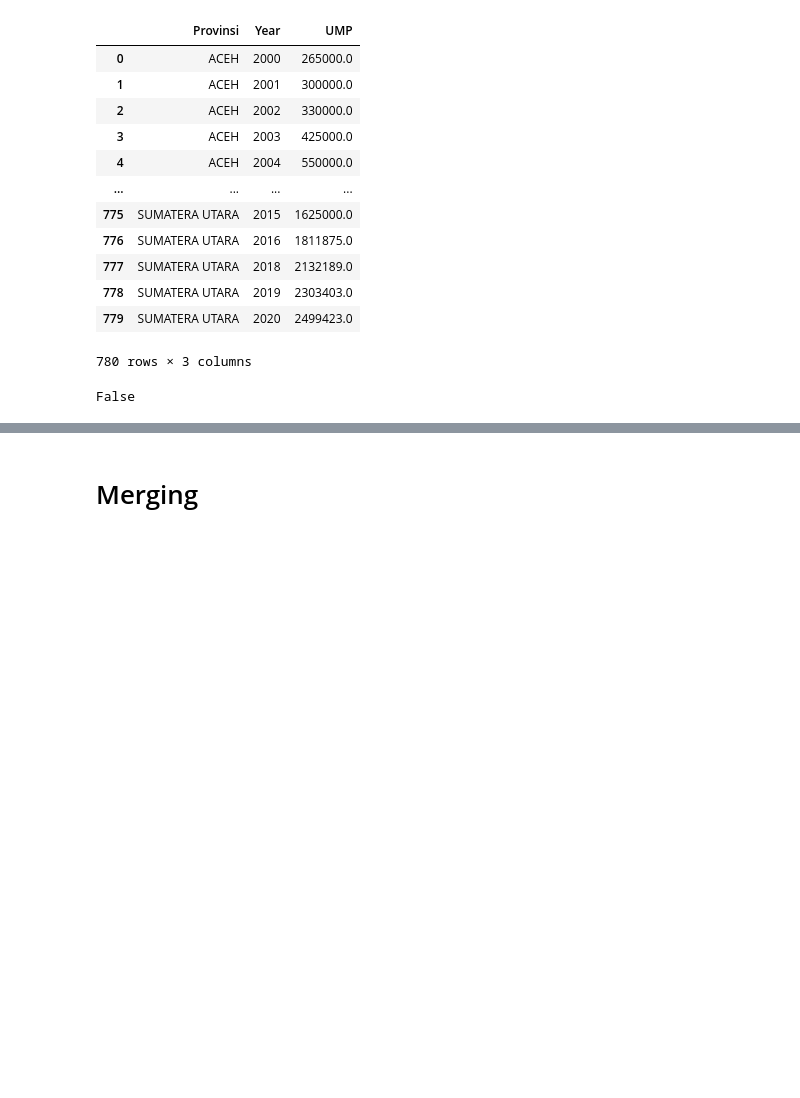
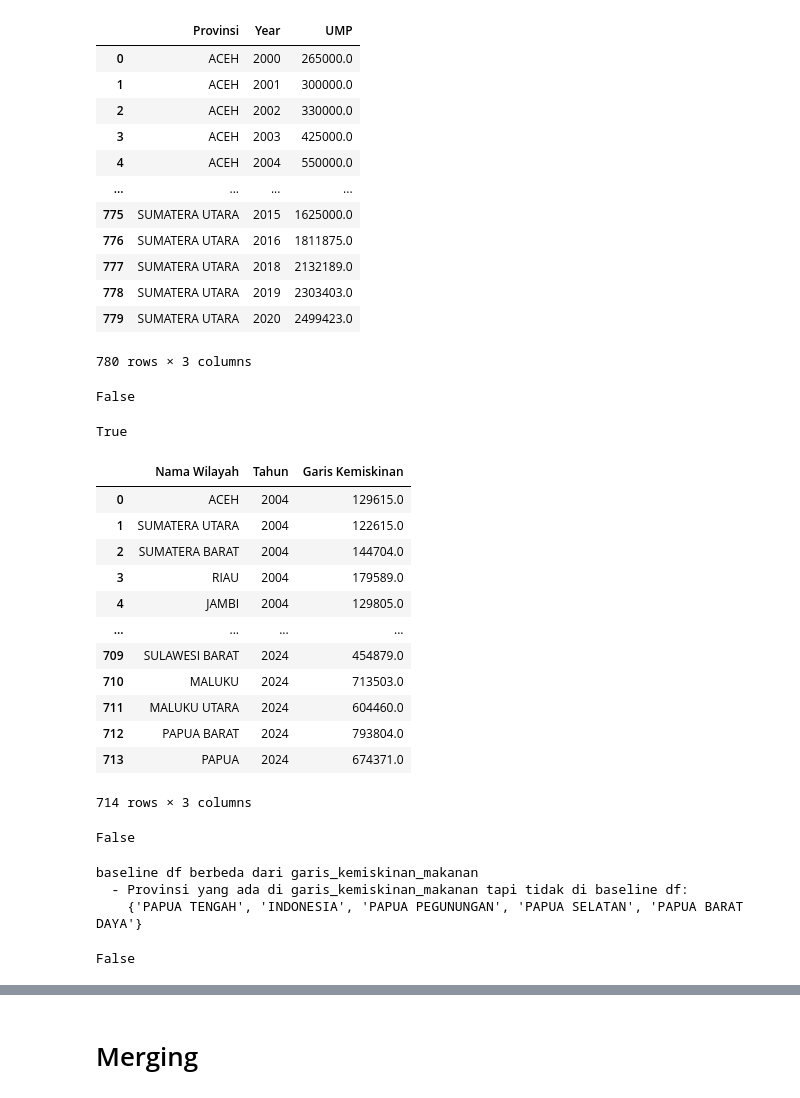
Before and after one commit to yusufimantaka/gamadata-2, a Jupyter notebook: data-cleaning-2.ipynb, the cells around one changed output, grey strips where cells are left out. Saved outputs shown, nothing was run; the diff lists cells and outputs as text; code cells hidden in the pictures; blank space fills up the shorter version.

Commit message:
update pengecekan provinsi

```diff
--- a/data-cleaning-2.ipynb
+++ b/data-cleaning-2.ipynb
@@ -201,0 +230,4 @@ False
+# %%
+provinsi_df1 == provinsi_df2 == provinsi_df3 == provinsi_df4 == provinsi_df6 == provinsi_df7
+# %% [output]
+True
@@ -201,0 +262,16 @@ False
+# %%
+df
+# %% [output]
+|  | Nama Wilayah | Tahun | Garis Kemiskinan |
+| 0 | ACEH | 2004 | 129615.0 |
+| 1 | SUMATERA UTARA | 2004 | 122615.0 |
+| 2 | SUMATERA BARAT | 2004 | 144704.0 |
+| 3 | RIAU | 2004 | 179589.0 |
+| 4 | JAMBI | 2004 | 129805.0 |
+| ... | ... | ... | ... |
+| 709 | SULAWESI BARAT | 2024 | 454879.0 |
+| 710 | MALUKU | 2024 | 713503.0 |
+| 711 | MALUKU UTARA | 2024 | 604460.0 |
+| 712 | PAPUA BARAT | 2024 | 793804.0 |
+| 713 | PAPUA | 2024 | 674371.0 |
+714 rows × 3 columns
@@ -201,0 +281,36 @@ False
+# %%
+provinsi_df = set(df['Provinsi'].unique())
+provinsi_df ==  provinsi_df1
+# %% [output]
+False
+# %%
+provinsi_sets = [
+    provinsi_df1, provinsi_df
+]
+names = [
+    "garis kemiskinan makanan", "baseline df"
+]
+
+reference = provinsi_sets[0]
+
+for i in range(1, len(provinsi_sets)):
+    if provinsi_sets[i] != reference:
+        print(f"{names[i]} berbeda dari garis_kemiskinan_makanan")
+
+        diff_1_to_X = reference - provinsi_sets[i]
+        if diff_1_to_X:
+            print(f"  - Provinsi yang ada di garis_kemiskinan_makanan tapi tidak di {names[i]}:")
+            print(f"    {diff_1_to_X}")
+
+        diff_X_to_1 = provinsi_sets[i] - reference
+        if diff_X_to_1:
+            print(f"  - Provinsi yang ada di {names[i]} tapi tidak di garis_kemiskinan_makanan:")
+            print(f"    {diff_X_to_1}")
+# %% [output]
+baseline df berbeda dari garis_kemiskinan_makanan
+  - Provinsi yang ada di garis_kemiskinan_makanan tapi tidak di baseline df:
+    {'PAPUA TENGAH', 'INDONESIA', 'PAPUA PEGUNUNGAN', 'PAPUA SELATAN', 'PAPUA BARAT DAYA'}
+# %%
+df['Provinsi'] = df['Provinsi'].replace('KEPULAUAN RIAU', 'KEP. RIAU')
+# %% [output]
+False
```
Also changed, not shown: parts of 9 cells of this notebook.
